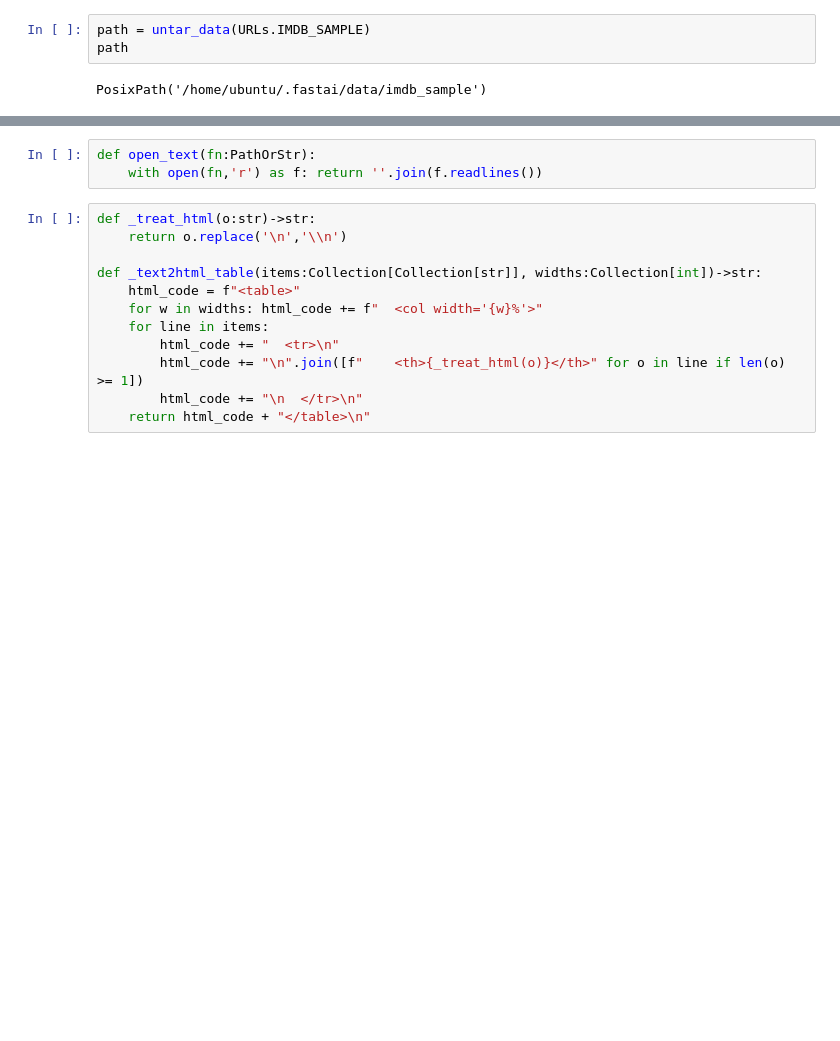
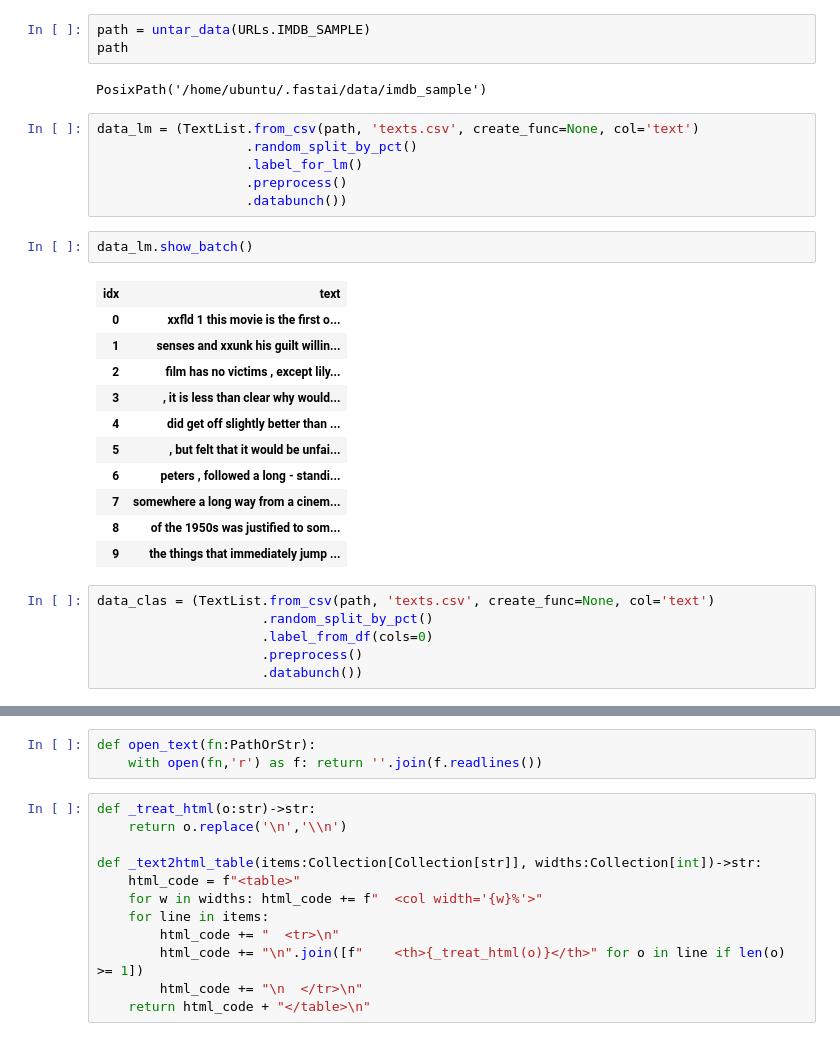
Before and after one commit to zhaoshaojun/fastai, a Jupyter notebook: docs_src/text_tmp.ipynb, the cells around one changed output, grey strips where cells are left out. Cells and saved outputs as stored; diff of their text form; blank space fills up the shorter version.

Commit message:
Move text things in data and fix refs

```diff
--- a/docs_src/text_tmp.ipynb
+++ b/docs_src/text_tmp.ipynb
@@ -6,3 +6,29 @@ path = untar_data(URLs.IMDB_SAMPLE)
 path
 # %% [output]
 PosixPath('/home/ubuntu/.fastai/data/imdb_sample')
+# %%
+data_lm = (TextList.from_csv(path, 'texts.csv', create_func=None, col='text')
+                   .random_split_by_pct()
+                   .label_for_lm()
+                   .preprocess()
+                   .databunch())
+# %%
+data_lm.show_batch()
+# %% [output]
+| idx | text |
+| 0 | xxfld 1 this movie is the first o... |
+| 1 | senses and xxunk his guilt willin... |
+| 2 | film has no victims , except lily... |
+| 3 | , it is less than clear why would... |
+| 4 | did get off slightly better than ... |
+| 5 | , but felt that it would be unfai... |
+| 6 | peters , followed a long - standi... |
+| 7 | somewhere a long way from a cinem... |
+| 8 | of the 1950s was justified to som... |
+| 9 | the things that immediately jump ... |
+# %%
+data_clas = (TextList.from_csv(path, 'texts.csv', create_func=None, col='text')
+                     .random_split_by_pct()
+                     .label_from_df(cols=0)
+                     .preprocess()
+                     .databunch())
```
Also changed, not shown: parts of 5 cells of this notebook, 2 other files.
